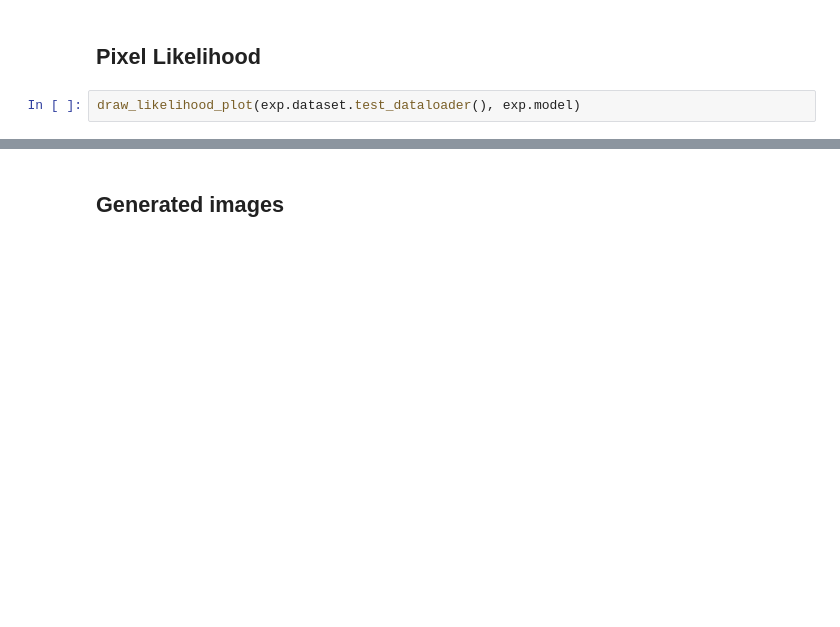
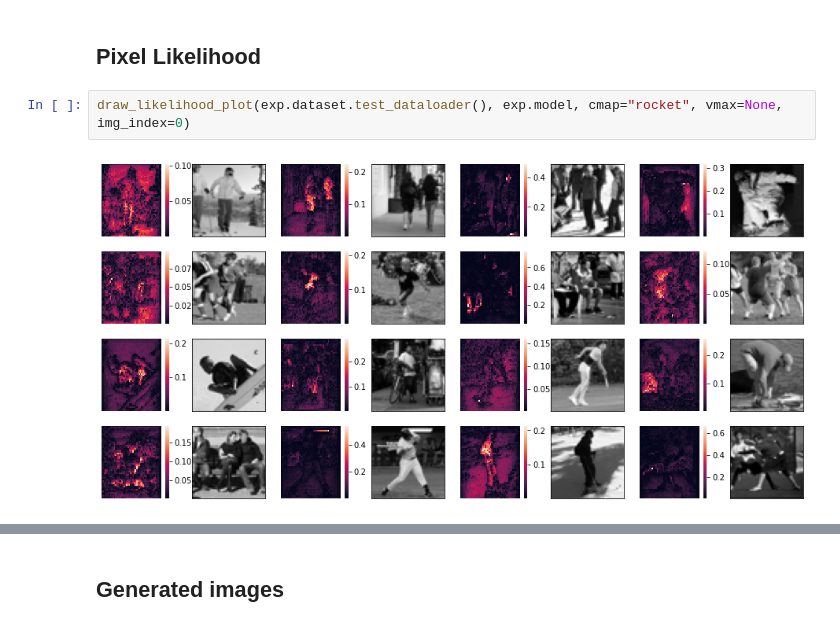
Before and after one commit to kredde/background-masked-generative-models, a Jupyter notebook: notebooks/03-Kristian-AUC-evaluation.ipynb, the cells around one changed output, grey strips where cells are left out. Saved outputs shown, nothing was run; the diff lists cells and outputs as text; blank space fills up the shorter version.

```diff
--- a/notebooks/03-Kristian-AUC-evaluation.ipynb
+++ b/notebooks/03-Kristian-AUC-evaluation.ipynb
@@ -94,7 +91,9 @@ plot_roc_auc(targets2, results2)
 # %% [markdown]
 ## Pixel Likelihood
 # %%
-draw_likelihood_plot(exp.dataset.test_dataloader(), exp.model)
+draw_likelihood_plot(exp.dataset.test_dataloader(), exp.model, cmap="rocket", vmax=None, img_index=0)
+# %% [output]
+[figure, added]
 # %%
 fm = MNISTDataModule()
 fm.prepare_data()
```
Also changed, not shown: parts of 6 cells of this notebook, 8 other files.
